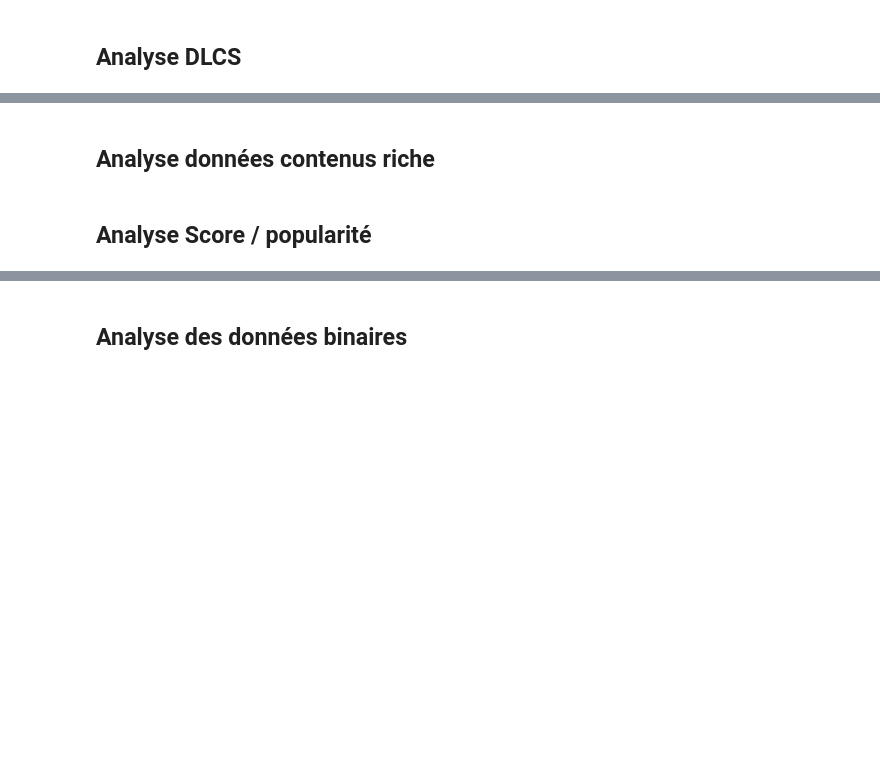
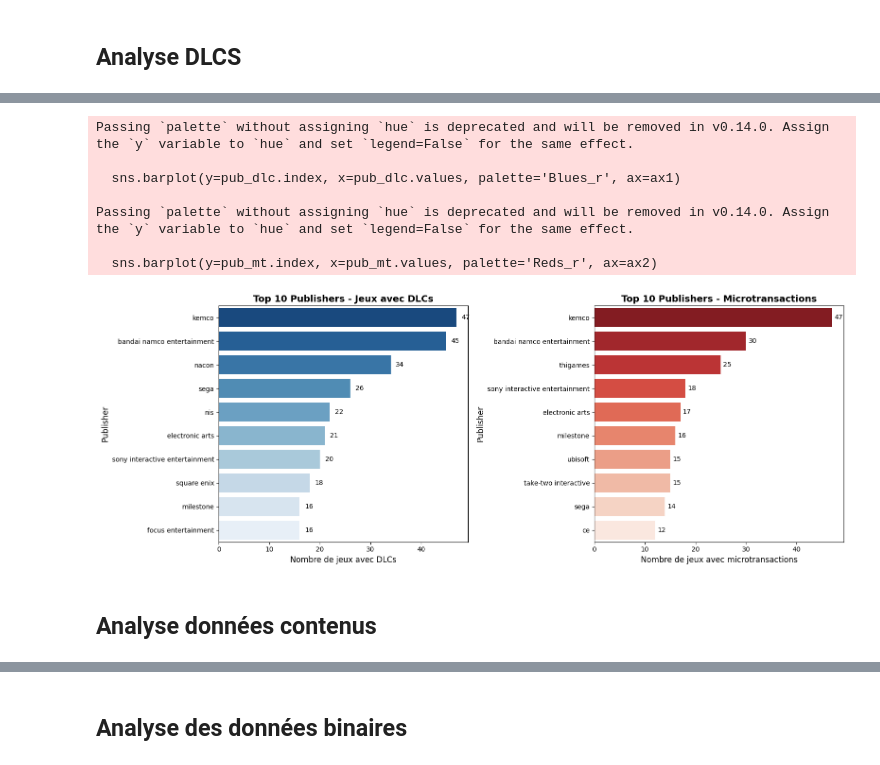
Before and after one commit to sebastien-chopin-dev/alyra-ia-psstore-machine-learning-project, a Jupyter notebook: notebooks/1_dataset_exploration.ipynb, the cells around one changed output, grey strips where cells are left out. Drawn from its saved outputs; the diff is of its cells as text; code cells hidden in the pictures; blank space fills up the shorter version.

```diff
--- a/notebooks/exploration.ipynb
+++ b/notebooks/1_dataset_exploration.ipynb
@@ -553,2 +691,42 @@ df_analyse_series = df.copy()
+# %%
+def analyze_publishers_dlc_mt(df:pd.DataFrame, top_n=10):
+    fig, (ax1, ax2) = plt.subplots(1, 2, figsize=(16, 6))
+
+    # Top publishers par nombre de DLCs
+    df_with_dlcs = df[df['has_dlcs']].copy()
+    pub_dlc = df_with_dlcs['publisher'].value_counts().head(top_n)
+
+    sns.barplot(y=pub_dlc.index, x=pub_dlc.values, palette='Blues_r', ax=ax1)
+    ax1.set_xlabel('Nombre de jeux avec DLCs', fontsize=12)
+    ax1.set_ylabel('Publisher', fontsize=12)
+    ax1.set_title(f'Top {top_n} Publishers - Jeux avec DLCs', fontsize=14, fontweight='bold')
+
+    for i, v in enumerate(pub_dlc.values):
+        ax1.text(v + 1, i, str(v), va='center', fontsize=10)
+
+    # Top publishers par microtransactions
+    df_with_mt = df[df['has_microtransactions'] == 1].copy()
+    pub_mt = df_with_mt['publisher'].value_counts().head(top_n)
+
+    sns.barplot(y=pub_mt.index, x=pub_mt.values, palette='Reds_r', ax=ax2)
+    ax2.set_xlabel('Nombre de jeux avec microtransactions', fontsize=12)
+    ax2.set_ylabel('Publisher', fontsize=12)
+    ax2.set_title(f'Top {top_n} Publishers - Microtransactions', fontsize=14, fontweight='bold')
+
+    for i, v in enumerate(pub_mt.values):
+        ax2.text(v + 0.5, i, str(v), va='center', fontsize=10)
+
+    plt.tight_layout()
+# %%
+analyze_publishers_dlc_mt(df_analyse_dlcs)
+# %% [output]
+Passing `palette` without assigning `hue` is deprecated and will be removed in v0.14.0. Assign the `y` variable to `hue` and set `legend=False` for the same effect.
+
+  sns.barplot(y=pub_dlc.index, x=pub_dlc.values, palette='Blues_r', ax=ax1)
+
+Passing `palette` without assigning `hue` is deprecated and will be removed in v0.14.0. Assign the `y` variable to `hue` and set `legend=False` for the same effect.
+
+  sns.barplot(y=pub_mt.index, x=pub_mt.values, palette='Reds_r', ax=ax2)
+[figure, added]
 # %% [markdown]
-## Analyse données contenus riche
+## Analyse données contenus
@@ -562,2 +732,0 @@ df_analyse_series = df.copy()
-# %% [markdown]
-## Analyse Score / popularité
```
Also changed, not shown: parts of 54 cells of this notebook, 12 other files.
